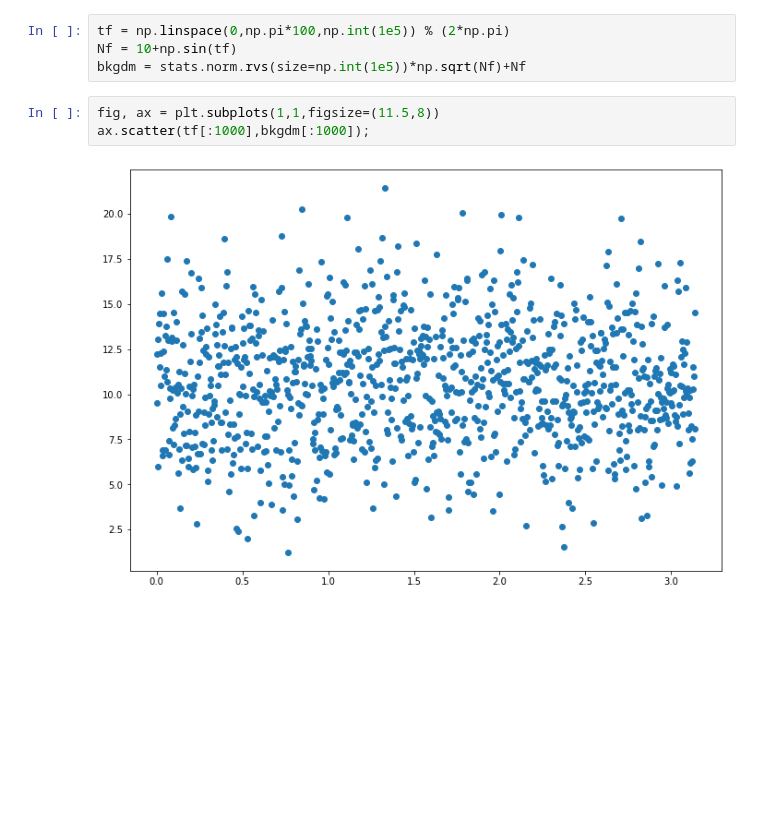
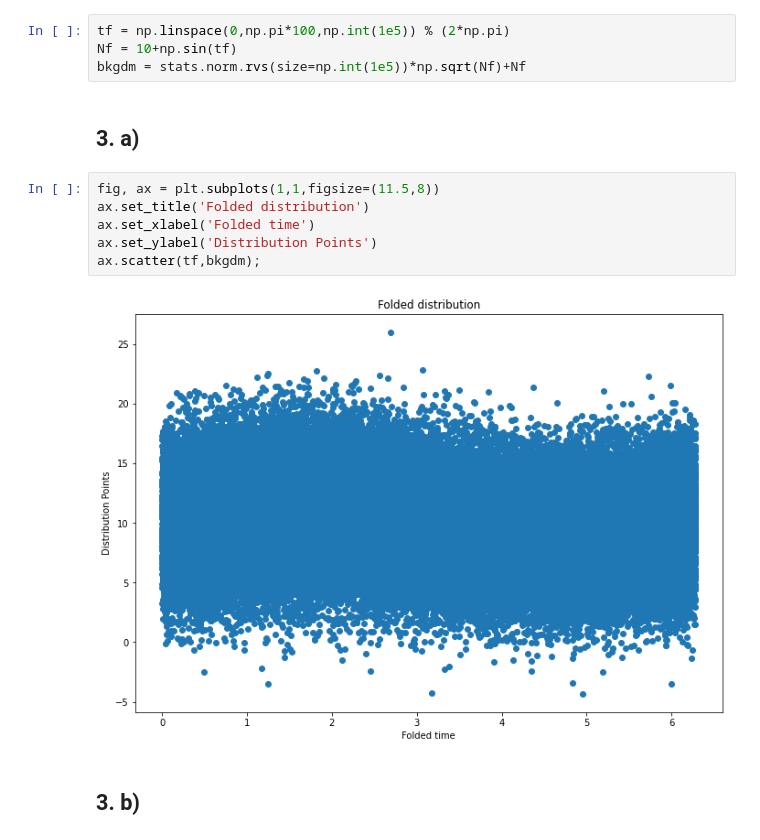
Before and after one commit to maria8ch/Phys434_BigData, a Jupyter notebook: Berres_HW4.ipynb, the cells around one changed output. Saved outputs shown, nothing was run; the diff lists cells and outputs as text; blank space fills up the shorter version.

```diff
--- a/Berres_HW4.ipynb
+++ b/Berres_HW4.ipynb
@@ -72,11 +89,18 @@ WRITE SOMETHING
 tf = np.linspace(0,np.pi*100,np.int(1e5)) % (2*np.pi)
 Nf = 10+np.sin(tf)
 bkgdm = stats.norm.rvs(size=np.int(1e5))*np.sqrt(Nf)+Nf
+# %% [markdown]
+## 3. a)
 # %%
 fig, ax = plt.subplots(1,1,figsize=(11.5,8))
-ax.scatter(tf[:1000],bkgdm[:1000]);
+ax.set_title('Folded distribution')
+ax.set_xlabel('Folded time')
+ax.set_ylabel('Distribution Points')
+ax.scatter(tf,bkgdm);
 # %% [output]
-[figure, old version]
+[figure, new version]
+# %% [markdown]
+## 3. b)
 # %%
 fig, ax = plt.subplots(1,1,figsize=(11,10))
 x4=np.arange(len(bkgdm))
```
Also changed, not shown: parts of 12 cells of this notebook, 1 other file.
